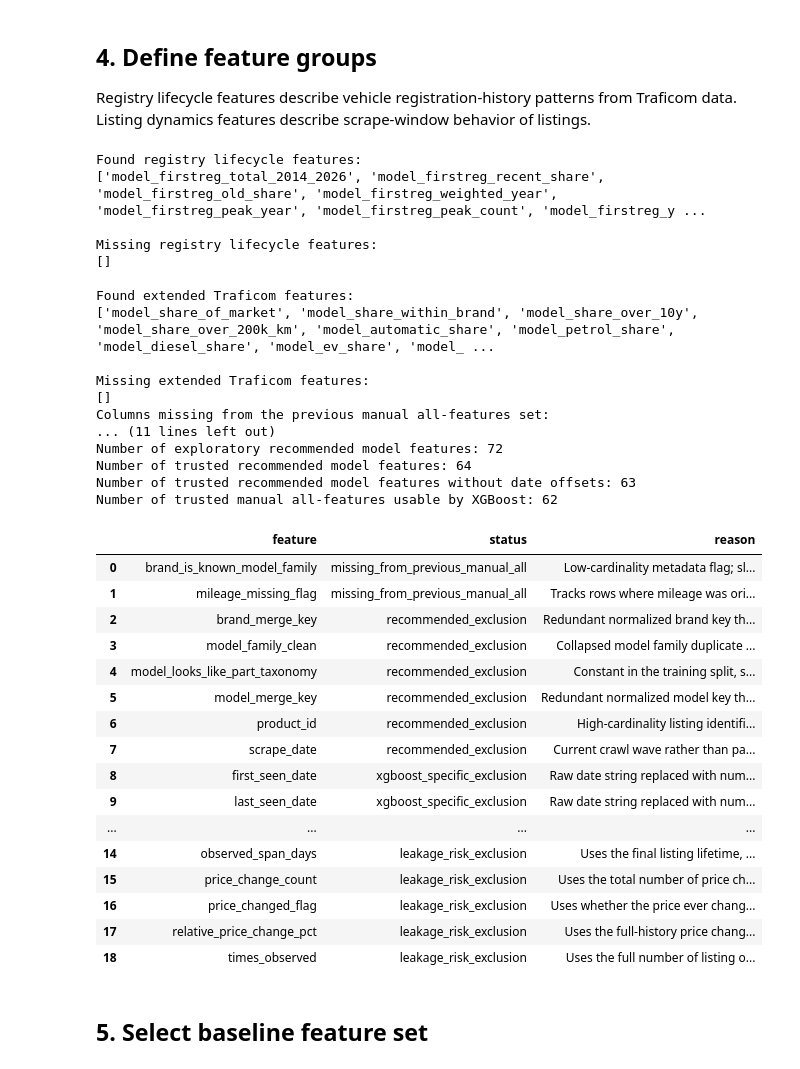
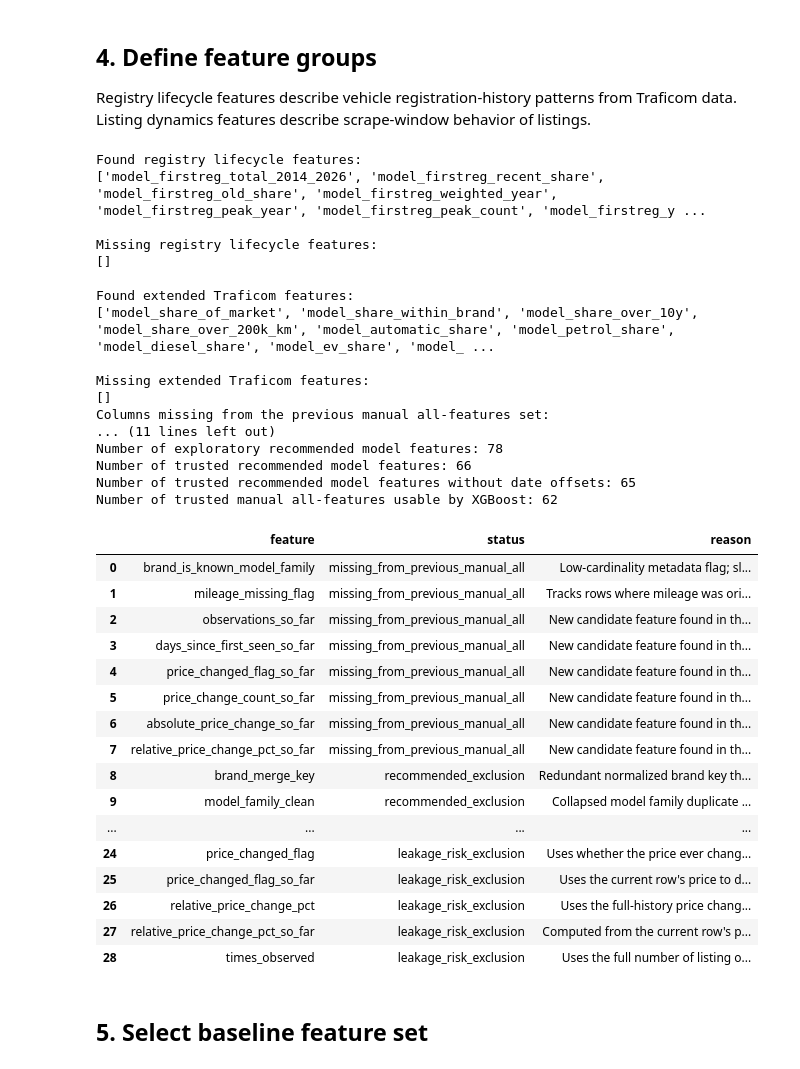
Before and after one commit to Riteshbhandarii/DPPM, a Jupyter notebook: notebooks/04_training/03_xgboost.ipynb, the cells around one changed output. Cells and saved outputs as stored; diff of their text form; code cells hidden in the pictures.

Commit message:
added new feature for the trusted for selection section. RF --> xgboost

```diff
--- a/notebooks/04_training/03_xgboost.ipynb
+++ b/notebooks/04_training/03_xgboost.ipynb
@@ -244,6 +244,10 @@ xgboost_leakage_risk_feature_reasons = {
     "price_change_count": "Uses the total number of price changes over the full listing history.",
     "absolute_price_change": "Uses the difference between last observed and first observed price.",
     "relative_price_change_pct": "Uses the full-history price change percentage from first to last observation.",
+    "price_changed_flag_so_far": "Uses the current row's price to decide whether the listing has changed price so far, so it leaks target information.",
+    "price_change_count_so_far": "Counts price changes including the current row's price, so it leaks target information.",
+    "absolute_price_change_so_far": "Computed from the current row's price minus the first observed price, so it directly encodes the target.",
+    "relative_price_change_pct_so_far": "Computed from the current row's price relative to the first observed price, so it directly encodes the target.",
     "last_seen_day_offset": "Uses the final observed date of the listing, which is future information for earlier rows.",
     "listing_midpoint_day_offset": "Uses the full listing span and therefore depends on the final observed date.",
 }
@@ -334,50 +338,50 @@ print(sorted(recommended_excluded_features))
 print("\nXGBoost-specific exclusions:")
 print(sorted(xgboost_specific_exclusion_reasons))
 
 print("\nLeakage-risk exclusions for trusted model selection:")
 print(sorted(xgboost_leakage_risk_features))
 
 print("\nNumber of exploratory recommended model features:", len(recommended_model_features))
 print("Number of trusted recommended model features:", len(recommended_model_features_leakage_safe))
 print("Number of trusted recommended model features without date offsets:", len(recommended_model_features_leakage_safe_without_date_offsets))
 print("Number of trusted manual all-features usable by XGBoost:", len(manual_all_xgboost_features_leakage_safe))
 
 feature_audit_df
 # %% [output]
 Found registry lifecycle features:
 ['model_firstreg_total_2014_2026', 'model_firstreg_recent_share', 'model_firstreg_old_share', 'model_firstreg_weighted_year', 'model_firstreg_peak_year', 'model_firstreg_peak_count', 'model_firstreg_y ...
 
 Missing registry lifecycle features:
 []
 
 Found extended Traficom features:
 ['model_share_of_market', 'model_share_within_brand', 'model_share_over_10y', 'model_share_over_200k_km', 'model_automatic_share', 'model_petrol_share', 'model_diesel_share', 'model_ev_share', 'model_ ...
 
 Missing extended Traficom features:
 []
 Columns missing from the previous manual all-features set:
 ... (11 lines left out)
-Number of exploratory recommended model features: 72
-Number of trusted recommended model features: 64
-Number of trusted recommended model features without date offsets: 63
+Number of exploratory recommended model features: 78
+Number of trusted recommended model features: 66
+Number of trusted recommended model features without date offsets: 65
 Number of trusted manual all-features usable by XGBoost: 62
 |  | feature | status | reason |
 | 0 | brand_is_known_model_family | missing_from_previous_manual_all | Low-cardinality metadata flag; sl... |
 | 1 | mileage_missing_flag | missing_from_previous_manual_all | Tracks rows where mileage was ori... |
-| 2 | brand_merge_key | recommended_exclusion | Redundant normalized brand key th... |
-| 3 | model_family_clean | recommended_exclusion | Collapsed model family duplicate ... |
-| 4 | model_looks_like_part_taxonomy | recommended_exclusion | Constant in the training split, s... |
-| 5 | model_merge_key | recommended_exclusion | Redundant normalized model key th... |
-| 6 | product_id | recommended_exclusion | High-cardinality listing identifi... |
-| 7 | scrape_date | recommended_exclusion | Current crawl wave rather than pa... |
-| 8 | first_seen_date | xgboost_specific_exclusion | Raw date string replaced with num... |
-| 9 | last_seen_date | xgboost_specific_exclusion | Raw date string replaced with num... |
+| 2 | observations_so_far | missing_from_previous_manual_all | New candidate feature found in th... |
+| 3 | days_since_first_seen_so_far | missing_from_previous_manual_all | New candidate feature found in th... |
+| 4 | price_changed_flag_so_far | missing_from_previous_manual_all | New candidate feature found in th... |
+| 5 | price_change_count_so_far | missing_from_previous_manual_all | New candidate feature found in th... |
+| 6 | absolute_price_change_so_far | missing_from_previous_manual_all | New candidate feature found in th... |
+| 7 | relative_price_change_pct_so_far | missing_from_previous_manual_all | New candidate feature found in th... |
+| 8 | brand_merge_key | recommended_exclusion | Redundant normalized brand key th... |
+| 9 | model_family_clean | recommended_exclusion | Collapsed model family duplicate ... |
 | ... | ... | ... | ... |
-| 14 | observed_span_days | leakage_risk_exclusion | Uses the final listing lifetime, ... |
-| 15 | price_change_count | leakage_risk_exclusion | Uses the total number of price ch... |
-| 16 | price_changed_flag | leakage_risk_exclusion | Uses whether the price ever chang... |
-| 17 | relative_price_change_pct | leakage_risk_exclusion | Uses the full-history price chang... |
-| 18 | times_observed | leakage_risk_exclusion | Uses the full number of listing o... |
+| 24 | price_changed_flag | leakage_risk_exclusion | Uses whether the price ever chang... |
+| 25 | price_changed_flag_so_far | leakage_risk_exclusion | Uses the current row's price to d... |
+| 26 | relative_price_change_pct | leakage_risk_exclusion | Uses the full-history price chang... |
+| 27 | relative_price_change_pct_so_far | leakage_risk_exclusion | Computed from the current row's p... |
+| 28 | times_observed | leakage_risk_exclusion | Uses the full number of listing o... |
 # %% [markdown]
 ## 5. Select baseline feature set
 # %%
```
Also changed, not shown: parts of 7 cells of this notebook, 5 other files.
